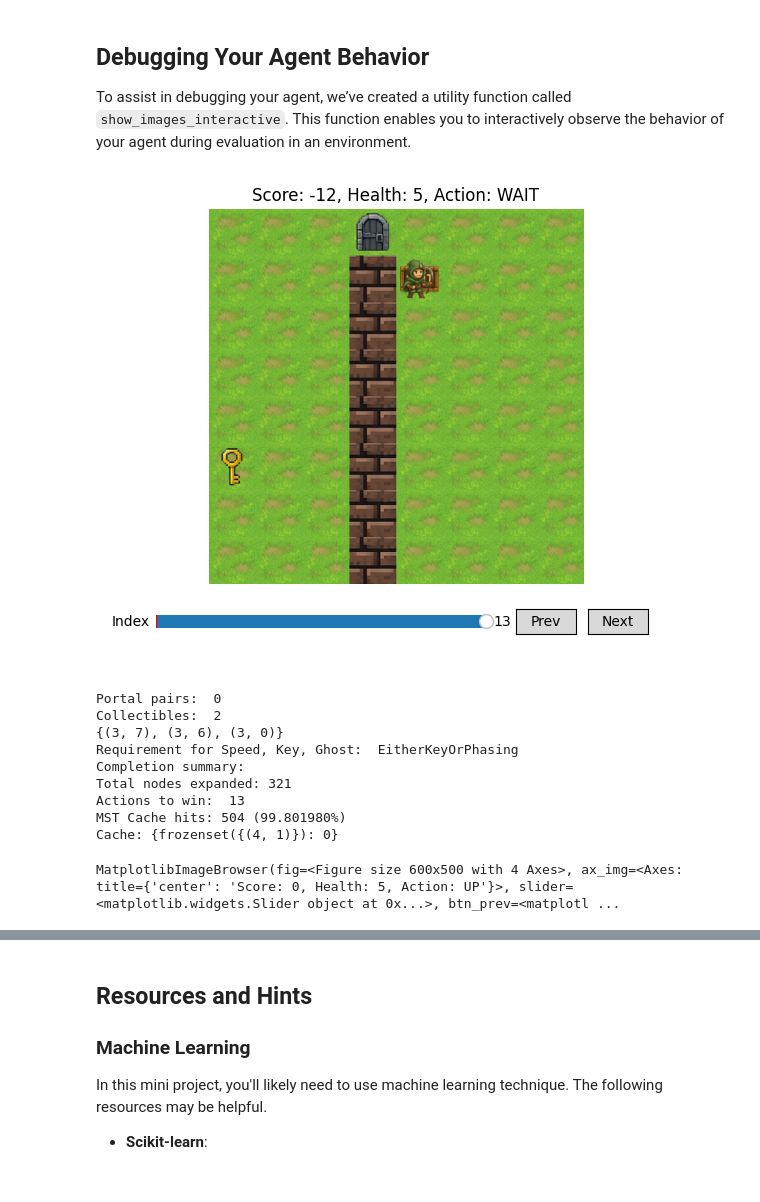
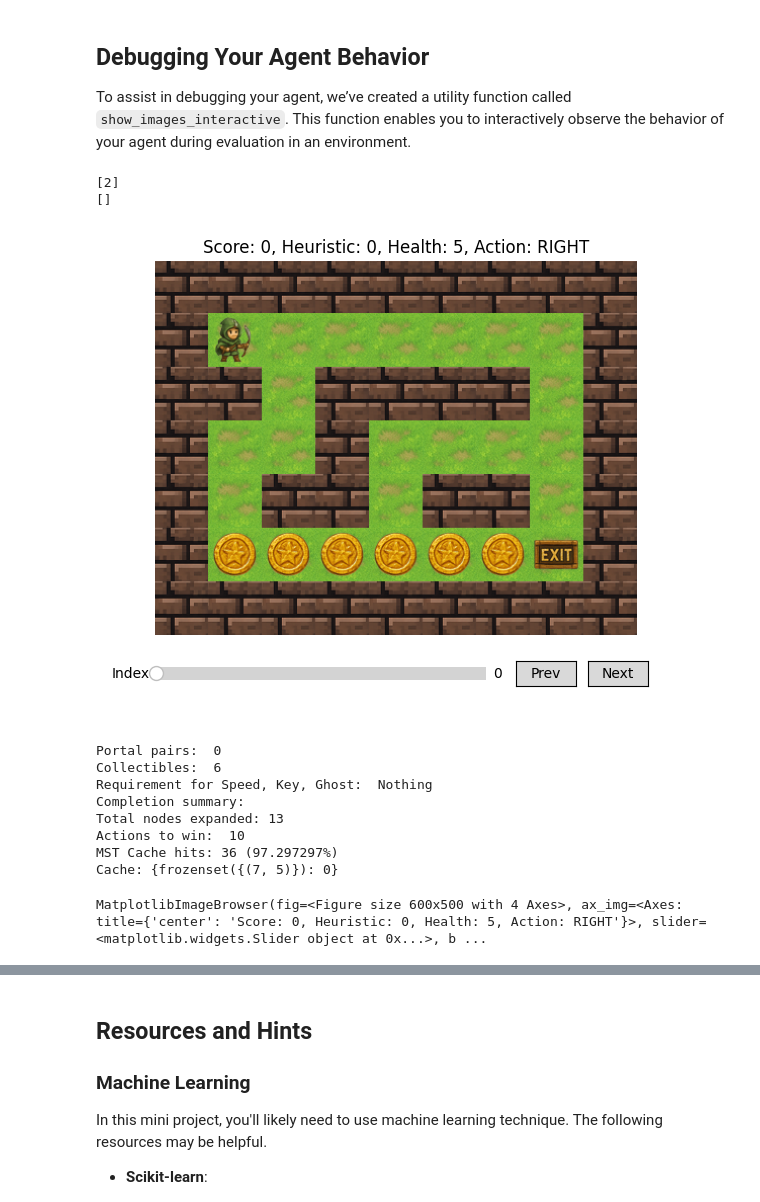
Before and after one commit to EugeneOYZ1203n/CS2109S-Mini-project, a Jupyter notebook: mini-project.ipynb, the cells around one changed output, grey strips where cells are left out. Saved outputs shown, nothing was run; the diff lists cells and outputs as text; code cells hidden in the pictures.

```diff
--- a/mini-project.ipynb
+++ b/mini-project.ipynb
@@ -328,7 +328,7 @@ def evaluate(agent_class: type[Agent], env: GridUniverseEnv) -> tuple[float, boo
     win = False
     lose = False
     total_reward = 0
-    history: list[tuple[State,Action]] = []
+    history: list[tuple[State,Action,int]] = []
     while not (win or lose):
         action = agent.step(state)
 
@@ -342,7 +342,7 @@ def evaluate(agent_class: type[Agent], env: GridUniverseEnv) -> tuple[float, boo
     assert env.state is not None
     history.append((env.state, Action.WAIT))  # final state
 
-    return total_reward, win, lose, history
+    return total_reward, win, lose, history, agent
 # %%
 import pandas as pd
 import time
@@ -819,6 +836,32 @@ level_name: Level capstone (image,cipher exit_objective_fn), performance: 0.0, t
 ## Debugging Your Agent Behavior
 
 To assist in debugging your agent, we’ve created a utility function called `show_images_interactive`. This function enables you to interactively observe the behavior of your agent during evaluation in an environment.
+# %%
+level = Level(
+    width=2,
+    height=2,
+    move_fn=default_move_fn,           # choose movement semantics
+    objective_fn=default_objective_fn,    # win when stand on exit
+    seed=9,                         # for reproducibility
+)
+# 2) Layout: floors, then place objects
+for y in range(level.height):
+    for x in range(level.width):
+        level.add((x, y), create_floor())
+
+level.add((0,0), create_agent(health=5))
+level.add((0,0), create_coin(reward = 5))
+
+state = to_state(level)
+
+print([rewardable_id for rewardable_id in state.rewardable.keys() if state.position.get(rewardable_id)])
+
+state = step(state, BaseAction.PICK_UP)
+
+print([rewardable_id for rewardable_id in state.rewardable.keys() if state.position.get(rewardable_id)])
+# %% [output]
+[2]
+[]
 # %%
 level = Level(
     width=8,
@@ -857,31 +900,32 @@ def get_level():
 # %%
 %matplotlib widget
 
 %run agent.py
 
 from grid_universe.renderer.texture import TextureRenderer
 from utils import show_images_interactive
 
 renderer = TextureRenderer(resolution=480)
 
 # Specify a different seed to test the agent on a different looking level
-env = create_env(get_level, observation_type='level', seed=41)
+env = create_env(build_level_optional_coin, observation_type='level', seed=41)
 #env = create_env(build_level_required_one, observation_type='level')
-total_reward, win, lose, history = evaluate(Agent, env)
+total_reward, win, lose, history, agent_XX = evaluate(Agent, env)
+
 agent_id = next(iter(history[0][0].agent.keys()))
+
 show_images_interactive(
     [renderer.render(s) for s,a in history],
-    titles=[f"Score: {s.score}, Health: {s.health[agent_id].health}, Action: {a.name}" for s,a in history]
+    titles=[f"Score: {-s.score}, Heuristic: {agent_XX.heuristic_func(s)}, Health: {s.health[agent_id].health}, Action: {a.name}" for s,a in history]
 )
 # %% [output]
-[figure, old version]
+[figure, new version]
 Portal pairs:  0
-Collectibles:  2
-{(3, 7), (3, 6), (3, 0)}
-Requirement for Speed, Key, Ghost:  EitherKeyOrPhasing
+Collectibles:  6
+Requirement for Speed, Key, Ghost:  Nothing
 Completion summary:
-Total nodes expanded: 321
-Actions to win:  13
-MST Cache hits: 504 (99.801980%)
-Cache: {frozenset({(4, 1)}): 0}
+Total nodes expanded: 13
+Actions to win:  10
+MST Cache hits: 36 (97.297297%)
+Cache: {frozenset({(7, 5)}): 0}
-MatplotlibImageBrowser(fig=<Figure size 600x500 with 4 Axes>, ax_img=<Axes: title={'center': 'Score: 0, Health: 5, Action: UP'}>, slider=<matplotlib.widgets.Slider object at 0x...>, btn_prev=<matplotl ...
+MatplotlibImageBrowser(fig=<Figure size 600x500 with 4 Axes>, ax_img=<Axes: title={'center': 'Score: 0, Heuristic: 0, Health: 5, Action: RIGHT'}>, slider=<matplotlib.widgets.Slider object at 0x...>, b ...
```
Also changed, not shown: parts of 5 cells of this notebook, 1 other file.
